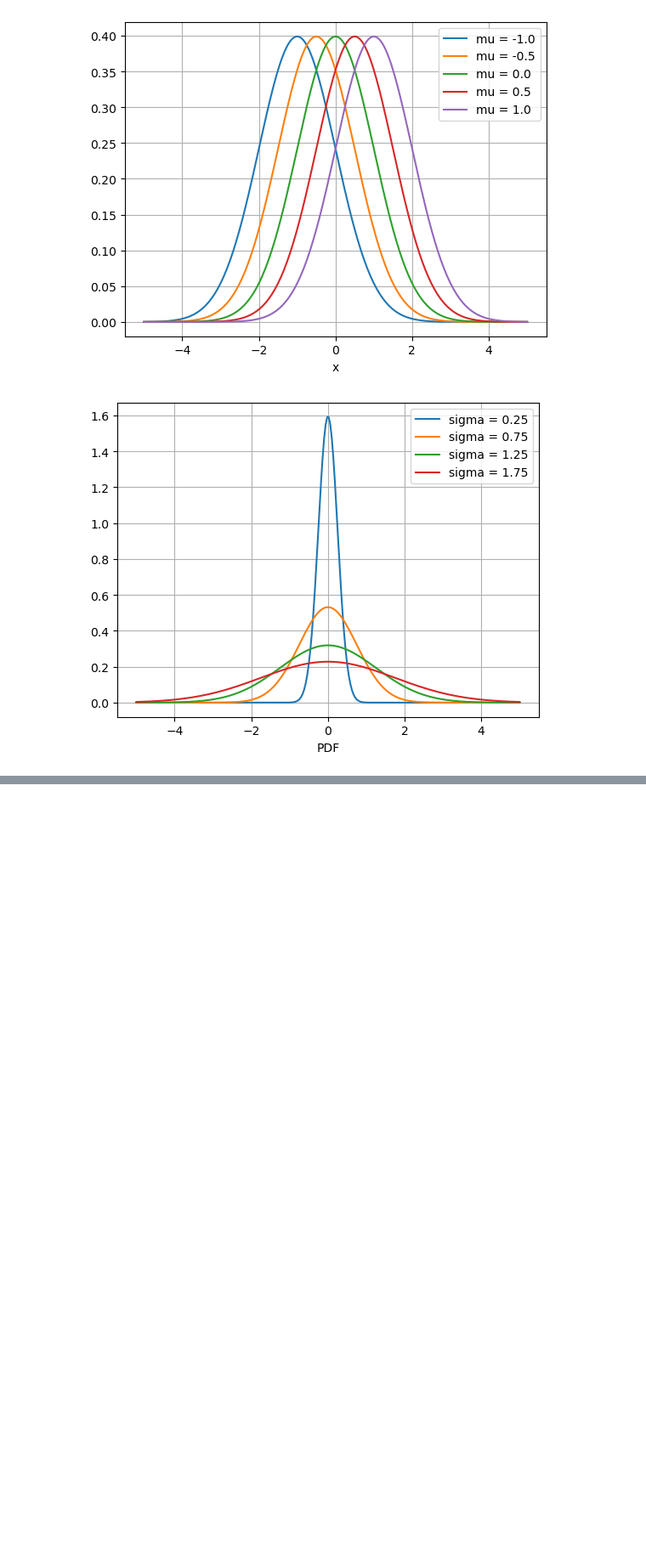
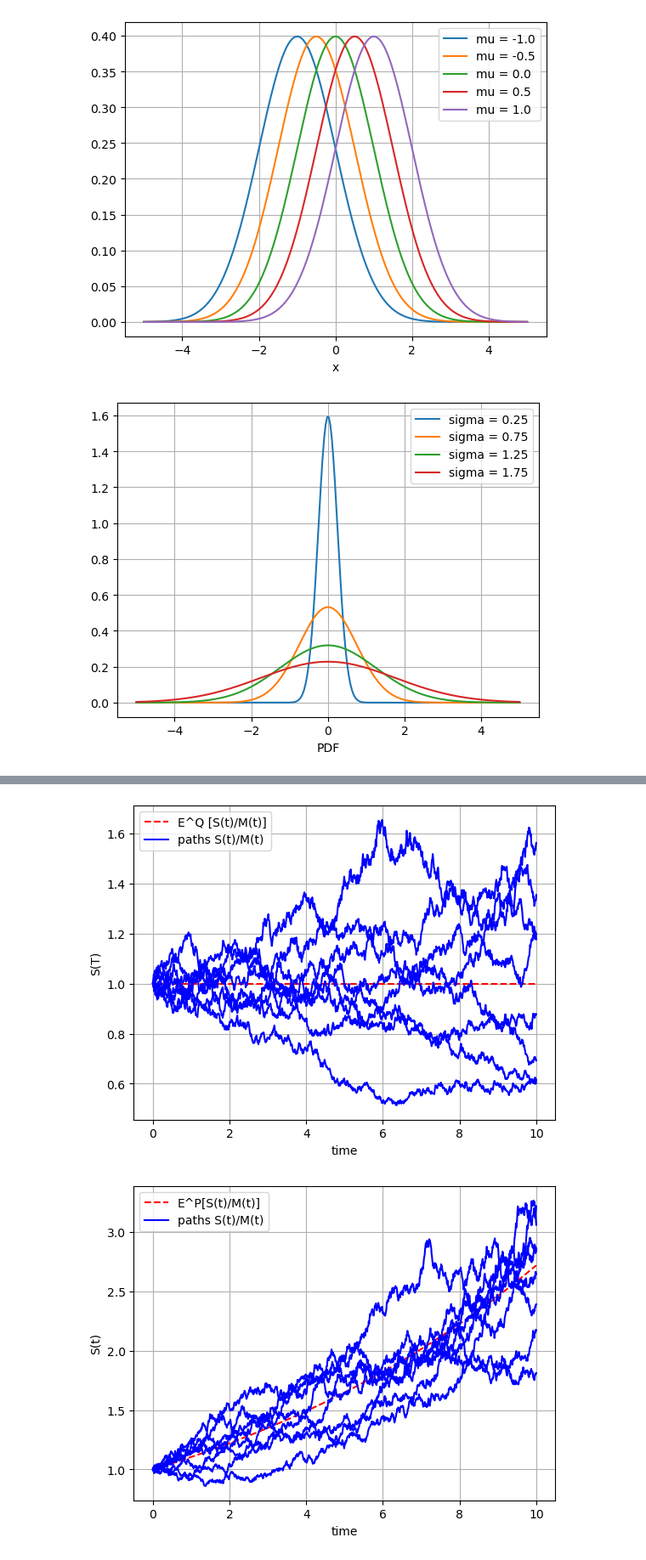
Before and after one commit to AleksandrMorozov123/My-self-educate, a Jupyter notebook: python-mathematical-modeling.ipynb, the cells around one changed output, grey strips where cells are left out. Shown at 85% size. Drawn from its saved outputs; the diff is of its cells as text; code cells hidden in the pictures; blank space fills up the shorter version.

```diff
--- a/python-mathematical-modeling.ipynb
+++ b/python-mathematical-modeling.ipynb
@@ -257,0 +287,75 @@ PlotNormalDensity ()
+# %%
+def GeneratePathsGBM (NoOfPaths, NoOpfSteps, T, r, sigma, S_0):
+    Z = np.random.normal (0.0, 1.0, [NoOfPaths, NoOfSteps])
+    X = np.zeros ([NoOfPaths, NoOfSteps + 1])
+    S = np.zeros ([NoOfPaths, NoOfSteps +1])
+    time = np.zeros ([NoOfSteps + 1])
+
+    X[:, 0] = np.log (S_0)
+
+    dt = T / float (NoOfSteps)
+    for i in range (0, NoOfSteps):
+        # making sure that samples from a normal have mean 0 and variance 1
+        if NoOfPaths > 1:
+            Z[:, i] = (Z[:, i] - np.mean(Z[:, i])) / np.std (Z[:, i])
+        X [:, i+1] = X [:, i] + (r - 0.5 * sigma * sigma) * dt + sigma *\
+        np.power (dt, 0.5) * Z [:, i]
+        time [i + 1] = time [i] + dt
+    # compute exponent of ABM
+    S = np.exp (X)
+    paths = {'time': time, "S":S}
+    return paths
+
+def MainCode ():
+    NoOfPaths = 8
+    NoOfSteps = 1000
+    S_0 = 1
+    r = 0.05
+    mu = 0.15
+    sigma = 0.1
+    T = 10
+
+    # money-savings account
+    M = lambda t: np.exp (r * t)
+
+    # Monte Carlo paths
+    pathsQ  = GeneratePathsGBM (NoOfPaths, NoOfSteps, T, r, sigma, S_0)
+    S_Q = pathsQ ["S"]
+    pathsP = GeneratePathsGBM (NoOfPaths, NoOfSteps, T, mu, sigma, S_0)
+    S_P = pathsP ['S']
+    time = pathsQ ['time']
+
+    # discounted stock paths
+    S_Qdisc = np.zeros ([NoOfPaths, NoOfSteps + 1])
+    S_Pdisc = np.zeros ([NoOfPaths, NoOfSteps + 1])
+    i = 0
+
+    for i, ti in enumerate (time):
+        S_Qdisc [:, i] = S_Q [:, i]/M (ti)
+        S_Pdisc [:, i] = S_P [:, i]/M (ti)
+
+    # S(T)/M(T) with stock growing with rate r
+
+    plt.figure (1)
+    plt.grid ()
+    plt.xlabel ('time')
+    plt.ylabel ('S(T)')
+    eSM_Q = lambda t: S_0 * np.exp (r * t) / M(t)
+    plt.plot (time, eSM_Q (time), 'r--')
+    plt.plot (time, np.transpose (S_Qdisc), 'blue')
+    plt.legend (['E^Q [S(t)/M(t)]', 'paths S(t)/M(t)'])
+
+    # S(T)/M(T) with stock growing with rate mu
+    plt.figure (2)
+    plt.grid ()
+    plt.xlabel ('time')
+    plt.ylabel ('S(t)')
+    eSM_P = lambda t: S_0 * np.exp (mu * t) / M(t)
+    plt.plot (time, eSM_P (time), 'r--')
+    plt.plot (time, np.transpose (S_Pdisc), 'blue')
+    plt.legend (['E^P[S(t)/M(t)]', 'paths S(t)/M(t)'])
+
+MainCode ()
+# %% [output]
+[figure, added]
+[figure, added]
```
Also changed, not shown: parts of 4 cells of this notebook.
